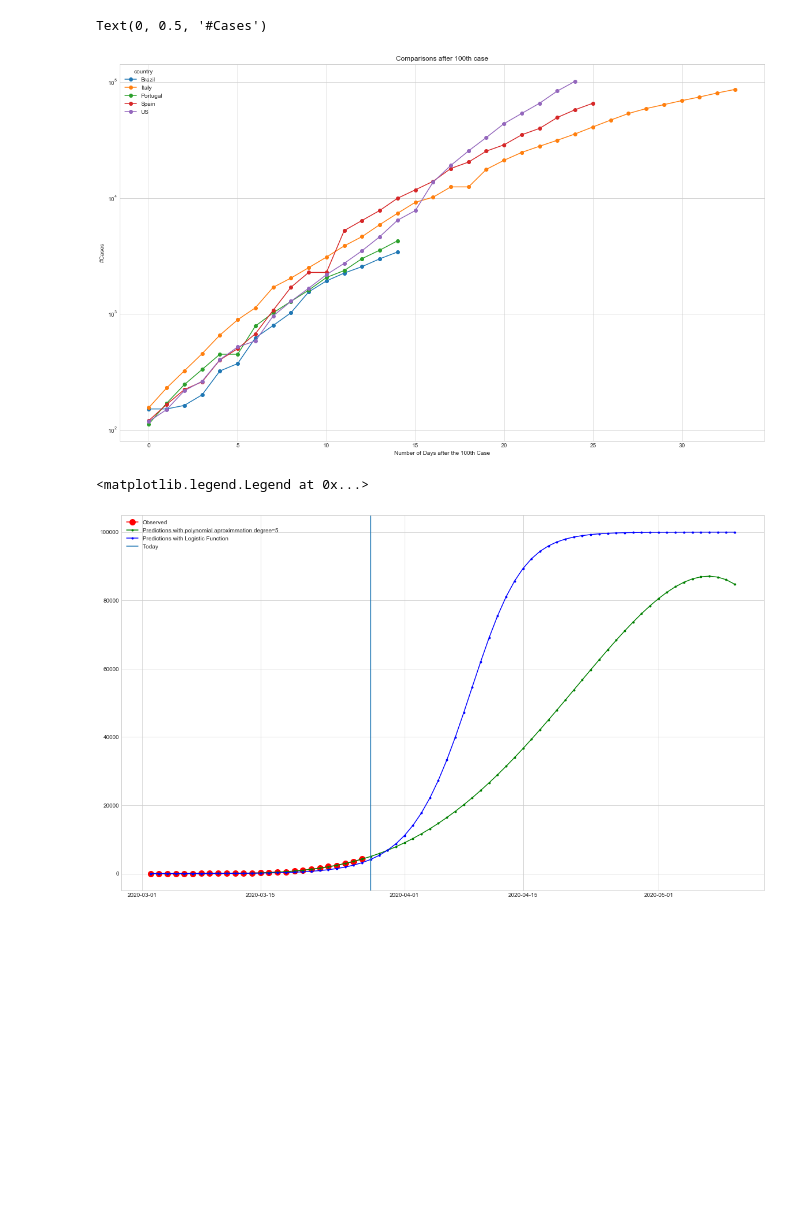
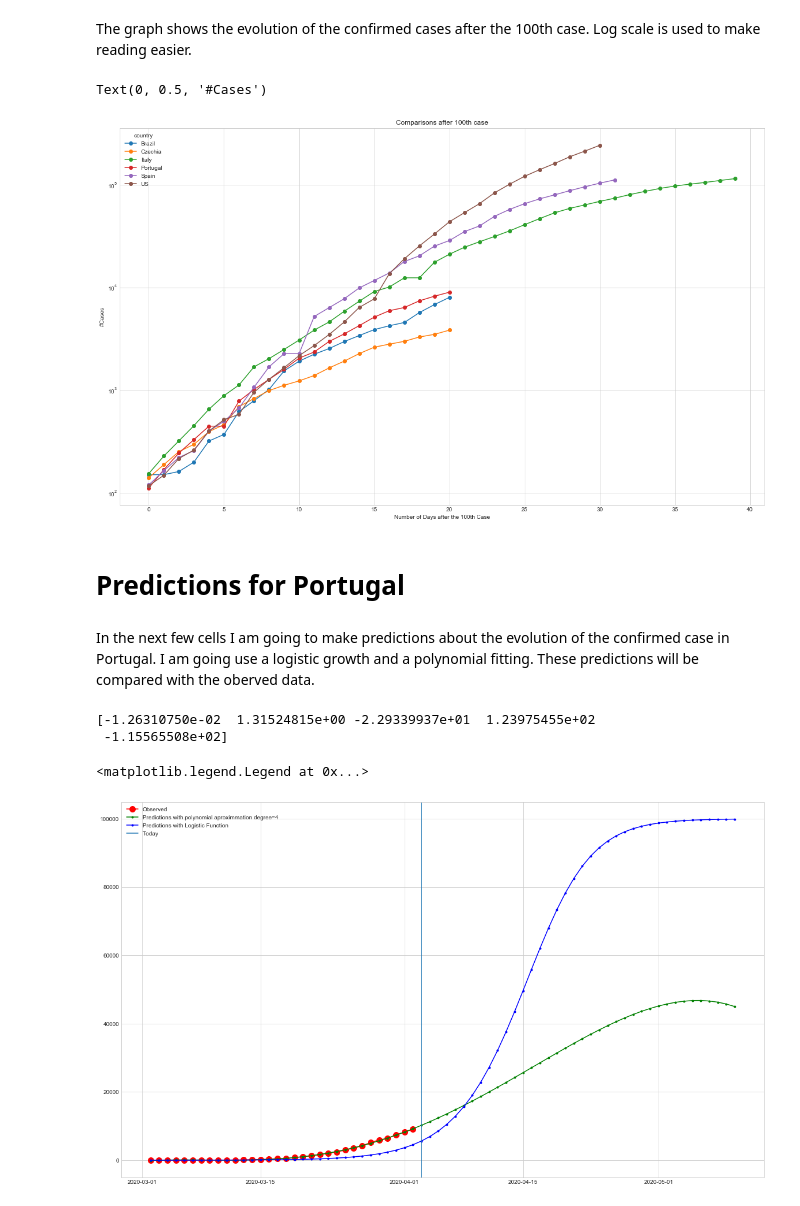
Before and after one commit to nunolourenco/covid19-analysis, a Jupyter notebook: covi19-analysis.ipynb, the cells around one changed output. Drawn from its saved outputs; the diff is of its cells as text; code cells hidden in the pictures; blank space fills up the shorter version.

```diff
--- a/covi19-analysis.ipynb
+++ b/covi19-analysis.ipynb
@@ -57,6 +57,7 @@ df_by_countries = df_confirmed.loc[(df_confirmed["country"] == "Portugal")
                                    | (df_confirmed["country"] == "Italy")
                                    | (df_confirmed["country"] == "Spain")
                                    | (df_confirmed["country"] == "US")
-                                   | (df_confirmed["country"] == "Brazil")]
+                                   | (df_confirmed["country"] == "Brazil")
+                                   | (df_confirmed["country"] == "Czechia")]
 # %%
 df_by_countries = df_by_countries.drop(["state"], axis=1)
@@ -73,10 +78,16 @@ df = df_100.apply(lambda x: pd.Series(x.dropna().values))
+# %% [markdown]
+The graph shows the evolution of the confirmed cases after the 100th case. Log scale is used to make reading easier.
 # %%
 ax = df.drop("date", axis=1).plot(style='o-',title="Comparisons after 100th case", figsize=(20,12), logy=True)
 ax.set_xlabel("Number of Days after the 100th Case")
 ax.set_ylabel("#Cases")
 # %% [output]
 Text(0, 0.5, '#Cases')
-[figure, old version]
+[figure, new version]
+# %% [markdown]
+# Predictions for Portugal
+# %% [markdown]
+In the next few cells I am going to make predictions about the evolution of the confirmed case in Portugal. I am going use a logistic growth and a polynomial fitting. These predictions will be compared with the oberved data.
 # %%
 df_portugal = df_by_countries.pivot(columns="country", values="cases")['Portugal']
 df_portugal = df_portugal[df_portugal>0].to_frame()
@@ -91,29 +102,36 @@ def logistic_prediction(observed_data, n_points_to_predict=None, seed=4.66, r=0.
         predicted[i] = predicted[i - 1] + predicted[i - 1] * r * (1 - (predicted[i - 1] / MaxNumberOfCases))
     return predicted
 # %%
-def polynomial_fitting(observed_data, n_points_to_predict=None, degree=5):
+def polynomial_fitting(observed_data, n_points_to_predict=None, degree=5, poly=None):
     if n_points_to_predict is None:
         n_points_to_predict = observed_data.size
     x_observed = np.arange(observed_data.size)
-    poly = np.polyfit(x_observed, observed_data, degree)
+    if poly is None:
+        poly = np.polyfit(x_observed, observed_data, degree)
+    print(poly)
     x_predicted = np.arange(n_points_to_predict)
     predicted = np.polyval(poly, x_predicted)
     return predicted
 # %%
 observed_data = df_portugal['Portugal'].values
-degree = 5
-predicted = polynomial_fitting(observed_data, degree=degree, n_points_to_predict=70)
-predicted_logistic =  logistic_prediction(observed_data, n_points_to_predict=70, r=0.30)
+degree = 4
+poly = np.array([-1.26310750e-02, 1.31524815e+00, -2.29339937e+01, 1.23975455e+02,
+ -1.15565508e+02]) #polynomial of degree 4
+n_predictions = 70
+predicted = polynomial_fitting(observed_data, degree=degree, n_points_to_predict=n_predictions,poly=poly)
+predicted_logistic =  logistic_prediction(observed_data, n_points_to_predict=n_predictions, r=0.25)
 dates = df_portugal['Portugal'].index.values
 while dates.size < predicted.size:
     dates = np.append(dates, np.array([dates[-1] + np.timedelta64(1, 'D')]))
 #plot
 plt.figure(figsize=(20,12))
 plt.plot(df_portugal['Portugal'].index.values, observed_data, 'ro-',label="Observed", markersize=10)
 plt.plot(dates, predicted,'g.-', label="Predictions with polynomial aproximmation degree=%d" % degree)
 plt.plot(dates, predicted_logistic,'b.-', label="Predictions with Logistic Function")
 plt.axvline(x=np.datetime64('today'), label='Today')
 plt.legend()
 # %% [output]
-<matplotlib.legend.Legend at 0x...>
+[-1.26310750e-02  1.31524815e+00 -2.29339937e+01  1.23975455e+02
+ -1.15565508e+02]
+<matplotlib.legend.Legend at 0x...>
-[figure, old version]
+[figure, new version]
```
Also changed, not shown: parts of 15 cells of this notebook.
